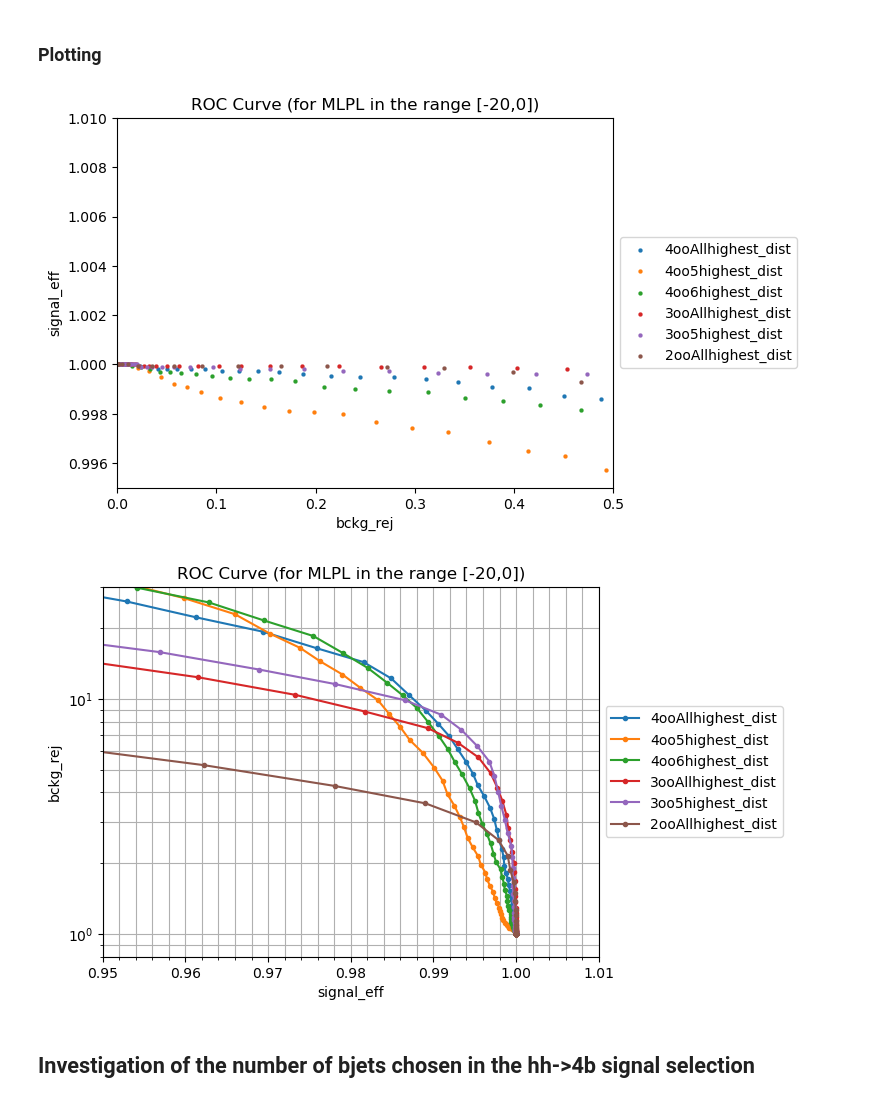
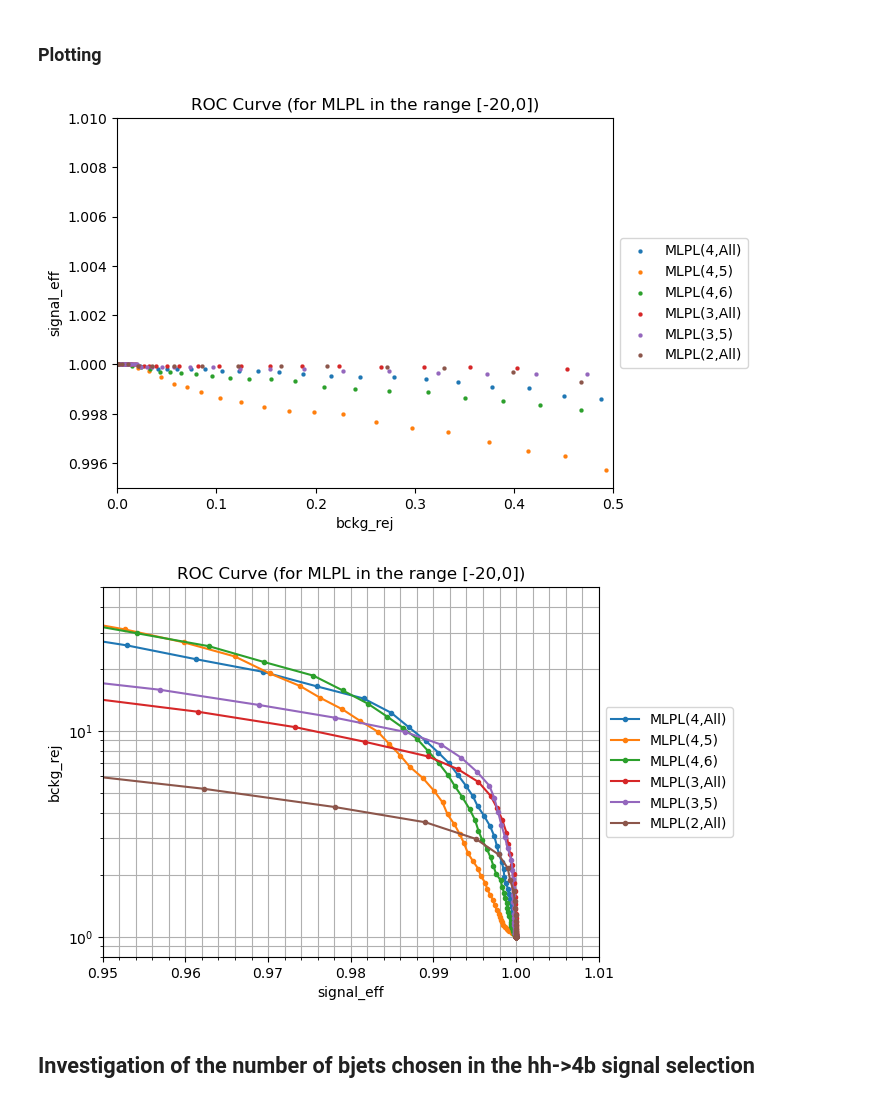
Before and after one commit to abdelllrazekkk/DIPZ_Workflow, a Jupyter notebook: Cut_Optimizations.ipynb, the cells around one changed output. Cells and saved outputs as stored; diff of their text form; code cells hidden in the pictures.

Commit message:
Added the MLPL(n,m) convention

```diff
--- a/Cut_Optimizations.ipynb
+++ b/Cut_Optimizations.ipynb
@@ -119,8 +119,8 @@ plt.show()
 cut_array = np.linspace(-20, 0, num=201)
 slice_no = 5
 
-sig_4ooAllhighest = joblib.load('./' + '1st_dist_outputs/' + '/hh4b_dist_nofake.sav')
-bckg_4ooAllhighest = joblib.load('./' + '1st_dist_outputs' + '/jz' + str(slice_no) +'_dist.sav')
+sig_4ooAllhighest = joblib.load('./' + '4ooAllhighest_dist/' + '/hh4b_dist_nofake.sav')
+bckg_4ooAllhighest = joblib.load('./' + '4ooAllhighest_dist' + '/jz' + str(slice_no) +'_dist.sav')
 sig_3ooAllhighest = joblib.load('./' + '3ooAllhighest_dist' + '/hh4b_dist_nofake.sav')
 bckg_3ooAllhighest = joblib.load('./' + '3ooAllhighest_dist' + '/jz' + str(slice_no) +'_dist.sav')
 sig_3oo5highest = joblib.load('./' + '3oo5highest_dist' + '/hh4b_dist_nofake.sav')
@@ -269,19 +269,3 @@ weights_jz4 = np.full_like(jz4_dist,norm_jz4 * jz4_eff_pres * 3.8673973868e-09).
 weights_jz5 = np.full_like(jz5_dist,norm_jz5 * jz5_eff_pres * 7.7799492096e-11).tolist()
 # %% [markdown]
 ## 4ooAllhighest_dist
-# %%
-folder_name = '4ooAllhighest_dist'
-EB_dist_4ooAllhighest_dist = joblib.load('./' + folder_name + '/EB_dist.sav')
-hh4b_dist_4ooAllhighest_dist = joblib.load('./' + folder_name + '/hh4b_dist_nofake.sav')
-jz0_dist = joblib.load('./' + folder_name + '/jz0_dist.sav')
-jz1_dist = joblib.load('./' + folder_name + '/jz1_dist.sav')
-jz2_dist = joblib.load('./' + folder_name + '/jz2_dist.sav')
-jz3_dist = joblib.load('./' + folder_name + '/jz3_dist.sav')
-jz4_dist = joblib.load('./' + folder_name + '/jz4_dist.sav')
-jz5_dist = joblib.load('./' + folder_name + '/jz5_dist.sav')
-
-stacked_jz_slices = jz0_dist + jz1_dist + jz2_dist + jz3_dist + jz4_dist + jz5_dist
-stacked_jz_weights = weights_jz0 + weights_jz1 + weights_jz2 + weights_jz3 + weights_jz4 + weights_jz5
-
-stacked_jz_weighted_sum_hist_4ooAllhighest_dist, stacked_jz_weighted_sum_edges_4ooAllhighest_dist = np.histogram(stacked_jz_slices,
-                                                                           weights=stacked_jz_weights, bins = bin_no, range = (minimum, maximum), density = True)
@@ -721,38 +893,38 @@ eff_2ooAllhighest_dist = sigeff_2ooAllhighest_dist[valid]
 # %%
 """ ROC Curve Implementation with the background being the weighted sum of the JZ slices """
 cut_array = np.linspace(-20, 0, num=101)
 
-plt.scatter(bckgrej_4ooAllhighest_dist,sigeff_4ooAllhighest_dist, alpha = 1, linewidths=0.1, marker = '.', label = '4ooAllhighest_dist')
-plt.scatter(bckgrej_4oo5highest_dist,sigeff_4oo5highest_dist, alpha = 1, linewidths=0.1, marker = '.', label = '4oo5highest_dist')
-plt.scatter(bckgrej_4oo6highest_dist,sigeff_4oo6highest_dist, alpha = 1, linewidths=0.1, marker = '.', label = '4oo6highest_dist')
-plt.scatter(bckgrej_3ooAllhighest_dist,sigeff_3ooAllhighest_dist, alpha = 1, linewidths=0.1, marker = '.', label = '3ooAllhighest_dist')
-plt.scatter(bckgrej_3oo5highest_dist,sigeff_3oo5highest_dist, alpha = 1, linewidths=0.1, marker = '.', label = '3oo5highest_dist')
-plt.scatter(bckgrej_2ooAllhighest_dist,sigeff_2ooAllhighest_dist, alpha = 1, linewidths=0.1, marker = '.', label = '2ooAllhighest_dist')
+plt.scatter(bckgrej_4ooAllhighest_dist,sigeff_4ooAllhighest_dist, alpha = 1, linewidths=0.1, marker = '.', label = 'MLPL(4,All)')
+plt.scatter(bckgrej_4oo5highest_dist,sigeff_4oo5highest_dist, alpha = 1, linewidths=0.1, marker = '.', label = 'MLPL(4,5)')
+plt.scatter(bckgrej_4oo6highest_dist,sigeff_4oo6highest_dist, alpha = 1, linewidths=0.1, marker = '.', label = 'MLPL(4,6)')
+plt.scatter(bckgrej_3ooAllhighest_dist,sigeff_3ooAllhighest_dist, alpha = 1, linewidths=0.1, marker = '.', label = 'MLPL(3,All)')
+plt.scatter(bckgrej_3oo5highest_dist,sigeff_3oo5highest_dist, alpha = 1, linewidths=0.1, marker = '.', label = 'MLPL(3,5)')
+plt.scatter(bckgrej_2ooAllhighest_dist,sigeff_2ooAllhighest_dist, alpha = 1, linewidths=0.1, marker = '.', label = 'MLPL(2,All)')
 #plt.scatter(random_y,random_x, alpha = 0.5, linewidths=0.5, marker = '+', label = 'Random')
 plt.legend(loc='center left', bbox_to_anchor=(1, 0.5))
 plt.title("ROC Curve (for MLPL in the range [-20,0])")
 plt.xlim([0.0,0.5])
 plt.ylim([0.995,1.01])
 plt.xlabel("bckg_rej")
 plt.ylabel("signal_eff")
 plt.show()
 # %% [output]
-[figure, old version]
+[figure, new version]
 # %%
 """ A standard implementation of the ROC Curve """
 cut_array = np.linspace(-20, 0, num=101)
 
-plt.plot(eff_4ooAllhighest_dist, rej_4ooAllhighest_dist, alpha = 1, marker = '.', label = '4ooAllhighest_dist')
-plt.plot(eff_4oo5highest_dist, rej_4oo5highest_dist, alpha = 1, marker = '.', label = '4oo5highest_dist')
-plt.plot(eff_4oo6highest_dist, rej_4oo6highest_dist, alpha = 1, marker = '.', label = '4oo6highest_dist')
-plt.plot(eff_3ooAllhighest_dist, rej_3ooAllhighest_dist, alpha = 1, marker = '.', label = '3ooAllhighest_dist')
-plt.plot(eff_3oo5highest_dist, rej_3oo5highest_dist, alpha = 1, marker = '.', label = '3oo5highest_dist')
-plt.plot(eff_2ooAllhighest_dist, rej_2ooAllhighest_dist, alpha = 1, marker = '.', label = '2ooAllhighest_dist')
+plt.plot(eff_4ooAllhighest_dist, rej_4ooAllhighest_dist, alpha = 1, marker = '.', label = 'MLPL(4,All)')
+plt.plot(eff_4oo5highest_dist, rej_4oo5highest_dist, alpha = 1, marker = '.', label = 'MLPL(4,5)')
+plt.plot(eff_4oo6highest_dist, rej_4oo6highest_dist, alpha = 1, marker = '.', label = 'MLPL(4,6)')
+plt.plot(eff_3ooAllhighest_dist, rej_3ooAllhighest_dist, alpha = 1, marker = '.', label = 'MLPL(3,All)')
+plt.plot(eff_3oo5highest_dist, rej_3oo5highest_dist, alpha = 1, marker = '.', label = 'MLPL(3,5)')
+plt.plot(eff_2ooAllhighest_dist, rej_2ooAllhighest_dist, alpha = 1, marker = '.', label = 'MLPL(2,All)')
 plt.yscale('log')
 plt.legend(loc='center left', bbox_to_anchor=(1, 0.5))
 plt.title("ROC Curve (for MLPL in the range [-20,0])")
 plt.xlim([0.95,1.01])
-plt.ylim([0.8,30])
+plt.ylim([0.8,50])
 plt.xlabel("signal_eff")
 plt.ylabel("bckg_rej")
 plt.grid()
@@ -761,7 +933,7 @@ plt.grid(which = "minor")
 plt.minorticks_on()
 plt.show()
 # %% [output]
-[figure, old version]
+[figure, new version]
 # %% [markdown]
 ## Investigation of the number of bjets chosen in the hh->4b signal selection
 # %%
```
Also changed, not shown: parts of 21 cells of this notebook, 1 other file.
